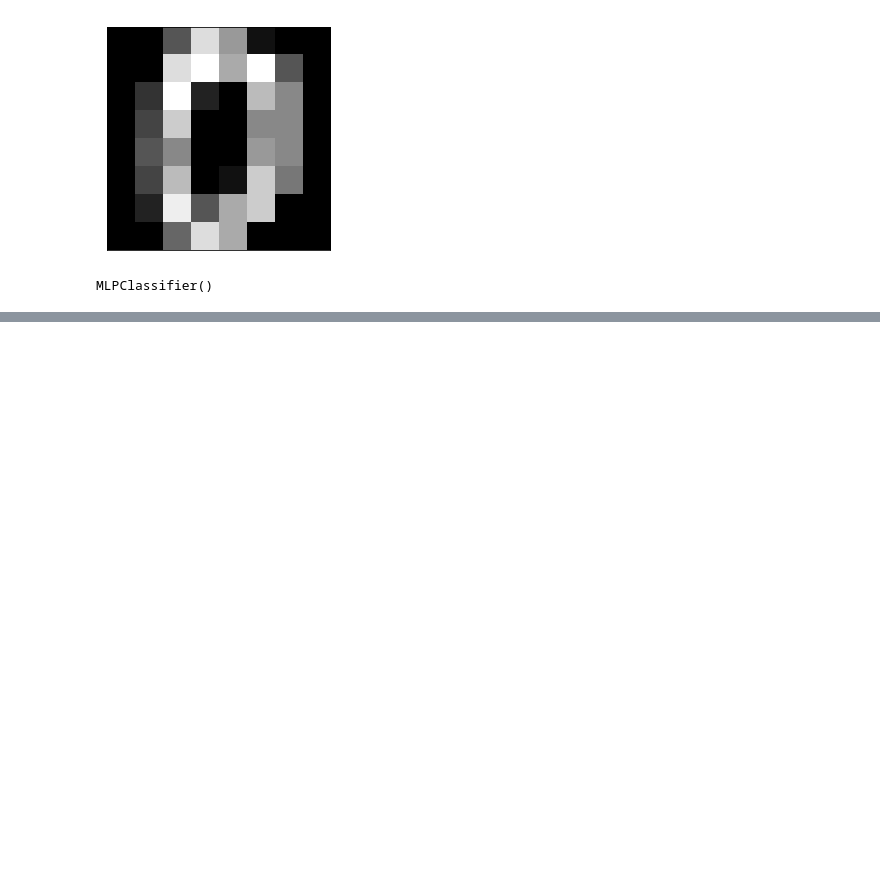
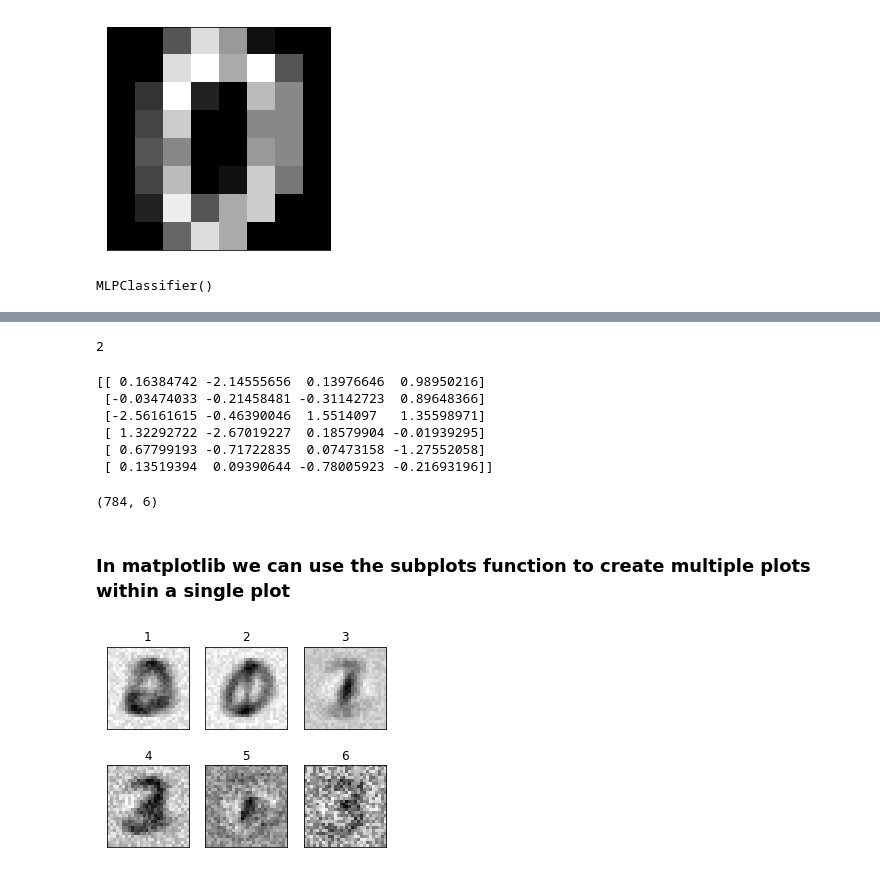
Before and after one commit to MohammedGhafri/soloStatistics2510, a Jupyter notebook: neural.ipynb, the cells around one changed output, grey strips where cells are left out. Drawn from its saved outputs; the diff is of its cells as text; code cells hidden in the pictures; blank space fills up the shorter version.

```diff
--- a/neural.ipynb
+++ b/neural.ipynb
@@ -122,0 +188,4 @@ MLPClassifier()
+# %%
+from sklearn.datasets import fetch_openml
+import numpy as np
+X, y = fetch_openml('mnist_784', version=1, return_X_y=True)
@@ -122,0 +200,10 @@ MLPClassifier()
+# %%
+X5 = X[y <= '3']
+y5 = y[y <= '3']
+# %%
+mlp=MLPClassifier(
+  hidden_layer_sizes=(6,),
+  max_iter=200, alpha=1e-4,
+  solver='sgd', random_state=2)
+
+mlp.fit(X5, y5)
@@ -122,0 +233,30 @@ MLPClassifier()
+# %%
+print(len(mlp.coefs_))
+# %% [output]
+2
+# %%
+print(mlp.coefs_[1])
+# %% [output]
+[[ 0.16384742 -2.14555656  0.13976646  0.98950216]
+ [-0.03474033 -0.21458481 -0.31142723  0.89648366]
+ [-2.56161615 -0.46390046  1.5514097   1.35598971]
+ [ 1.32292722 -2.67019227  0.18579904 -0.01939295]
+ [ 0.67799193 -0.71722835  0.07473158 -1.27552058]
+ [ 0.13519394  0.09390644 -0.78005923 -0.21693196]]
+# %%
+print(mlp.coefs_[0].shape)
+# %% [output]
+(784, 6)
+# %% [markdown]
+### In matplotlib we can use the **subplots** function to create multiple plots within a single plot
+# %%
+fig, axes = plt.subplots(2, 3, figsize=(5, 4))
+for i, ax in enumerate(axes.ravel()):
+    coef = mlp.coefs_[0][:, i]
+    ax.matshow(coef.reshape(28, 28), cmap=plt.cm.gray)
+    ax.set_xticks(())
+    ax.set_yticks(())
+    ax.set_title(i + 1)
+plt.show()
+# %% [output]
+[figure, added]
```
Also changed, not shown: parts of 10 cells of this notebook.
